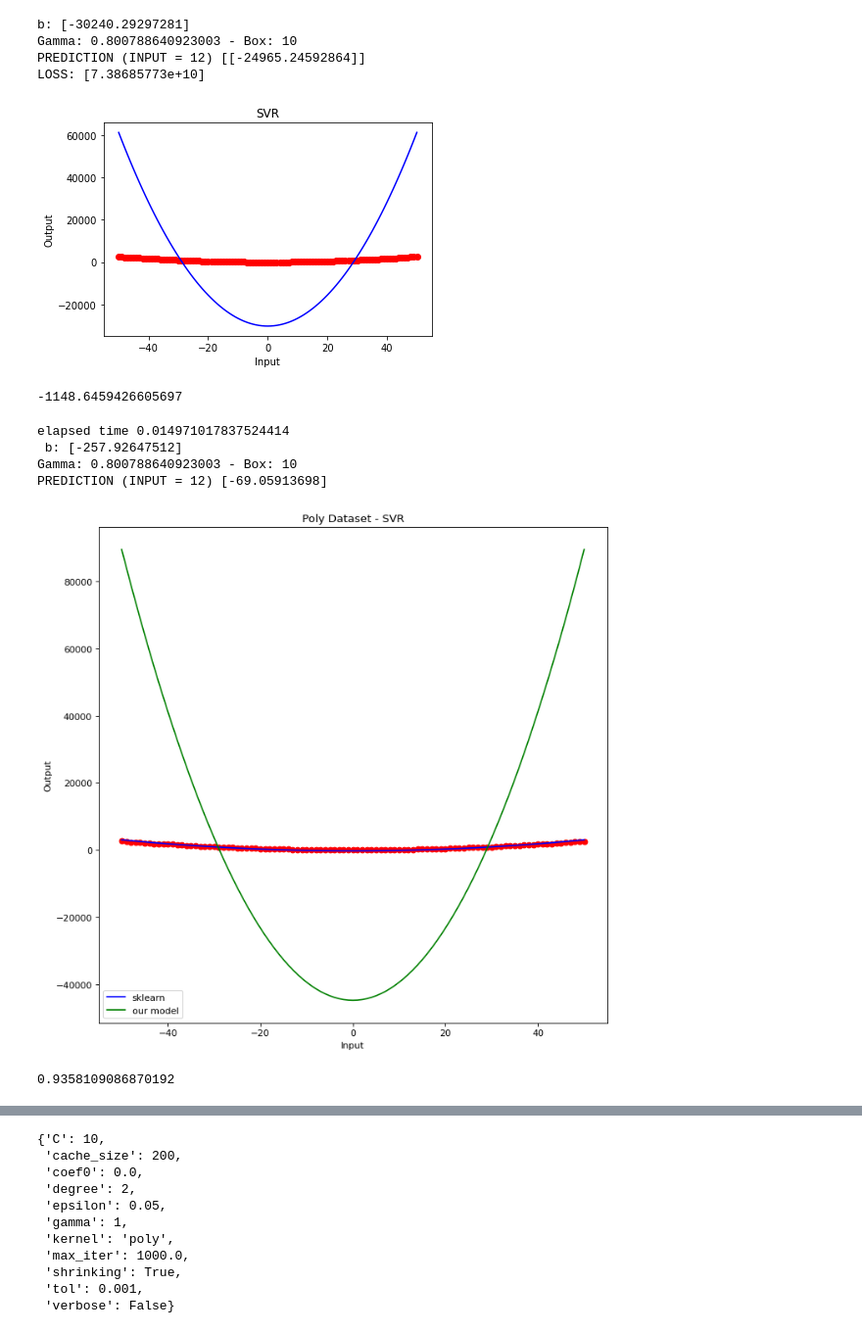
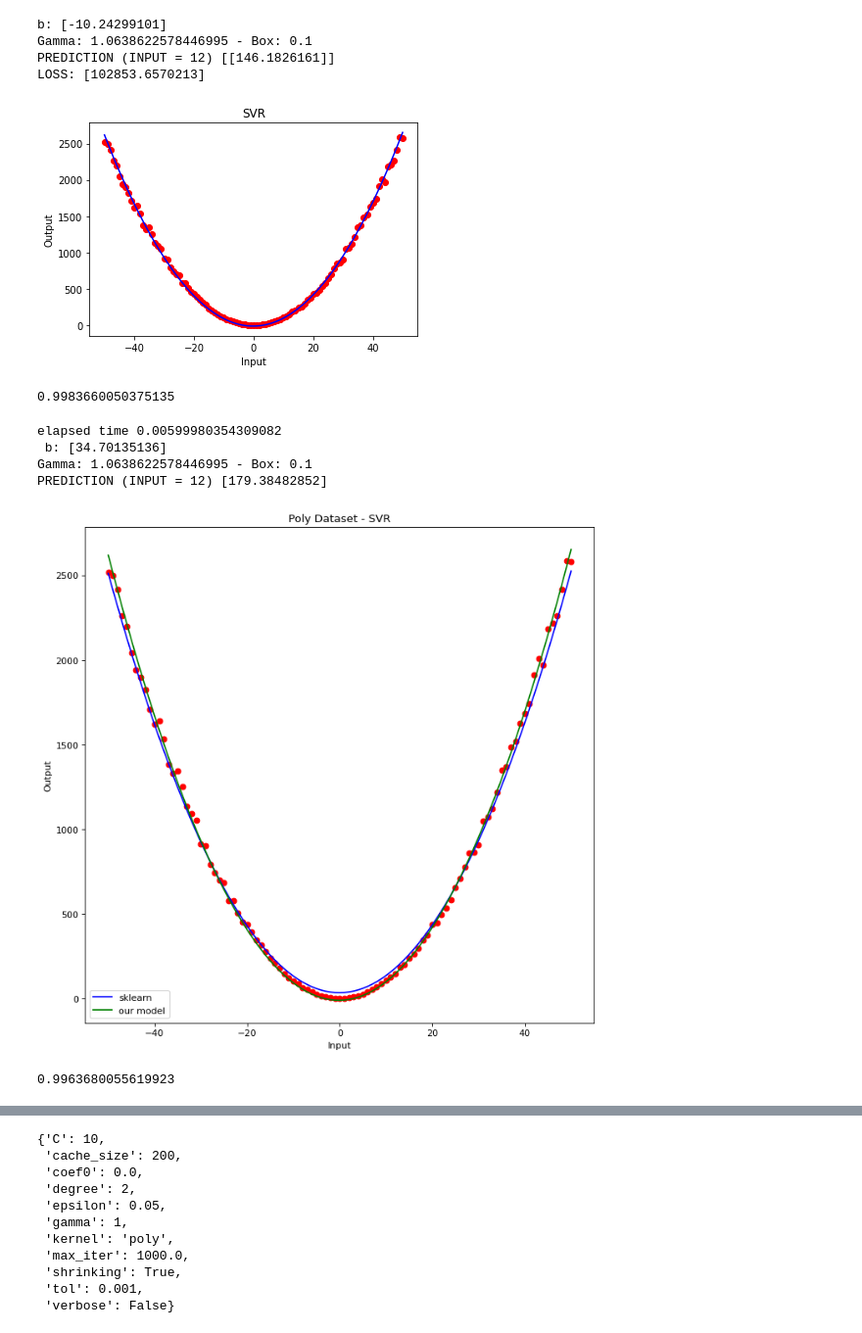
Before and after one commit to EliaPiccoli/ML-CM-Project, a Jupyter notebook: cm_scripts/prova_poly.ipynb, the cells around one changed output, grey strips where cells are left out. Shown at 98% size. Cells and saved outputs as stored; diff of their text form; code cells hidden in the pictures.

```diff
--- a/cm_scripts/prova_poly.ipynb
+++ b/cm_scripts/prova_poly.ipynb
@@ -113,7 +113,7 @@ V LOSS: [82689.63252436]
 # %%
 import time
 start = time.time()
-svr = SVR("poly", {"degree":degree, "gamma": 0.800788640923003, 'coef': 0.2678352937490496}, box=10)
-svr.fit(x, y, {'eps': 0.07458998144451232, 'maxiter': 10000.0, 'vareps': 0.1}, optim_verbose=False)
+svr = SVR("poly", {"degree":degree, "gamma": 1.0638622578446995, 'coef': 0.3834567868153642}, box=0.1)
+svr.fit(x, y, {'eps': 0.01, 'maxiter': 5000.0, 'vareps': 0.05}, optim_verbose=False)
 print(f"elapsed time {time.time() - start}")
 # %% [output]
@@ -135,46 +135,46 @@ plt.ylabel('Output')
 plt.show()
 r2_score(y, pred)
 # %% [output]
-b: [-30240.29297281]
-Gamma: 0.800788640923003 - Box: 10
-PREDICTION (INPUT = 12) [[-24965.24592864]]
-LOSS: [7.38685773e+10]
+b: [-10.24299101]
+Gamma: 1.0638622578446995 - Box: 0.1
+PREDICTION (INPUT = 12) [[146.1826161]]
+LOSS: [102853.6570213]
-[figure, old version]
+[figure, new version]
--1148.6459426605697
+0.9983660050375135
 # %%
 import sklearn.svm as ss
 import time
 start = time.time()
-regressor = ss.SVR(kernel = 'poly', C=10, epsilon=0.1, degree=degree, gamma=0.800788640923003, max_iter=1e4, coef0=0.2678352937490496)
+regressor = ss.SVR(kernel = 'poly', C=0.1, epsilon=0.05, degree=degree, gamma=1.0638622578446995, max_iter=5e3, coef0=0.3834567868153642)
 
 xs = x
 ys = y
 regressor.fit(xs, ys.ravel())
 print(f"elapsed time {time.time() - start}")
 y_pred = regressor.predict(np.array([[to_predict]]))
 print(f" b: {regressor.intercept_}")
 print(f"Gamma: {regressor.get_params()['gamma']} - Box: {regressor.get_params()['C']}")
 print(f'PREDICTION (INPUT = {to_predict})', y_pred)
 
 sklearn_predict = regressor.predict(x)
 from matplotlib.pyplot import figure
 figure(figsize=(10,10), dpi=80)
 plt.scatter(x, y, color = 'red')
 plt.plot(x, sklearn_predict, color = 'blue', label='sklearn')
 plt.plot(x, pred, color = 'green', label='our model')
 plt.title('Poly Dataset - SVR')
 plt.xlabel('Input')
 plt.ylabel('Output')
 plt.legend()
 plt.show()
 r2_score(y, sklearn_predict)
 # %% [output]
-elapsed time 0.014971017837524414
- b: [-257.92647512]
-Gamma: 0.800788640923003 - Box: 10
-PREDICTION (INPUT = 12) [-69.05913698]
+elapsed time 0.00599980354309082
+ b: [34.70135136]
+Gamma: 1.0638622578446995 - Box: 0.1
+PREDICTION (INPUT = 12) [179.38482852]
-[figure, old version]
+[figure, new version]
-0.9358109086870192
+0.9963680055619923
 # %%
 print("eps:",regressor.epsilon)
 print("b:",regressor.intercept_)
```
Also changed, not shown: parts of 6 cells of this notebook, 2 other files.
